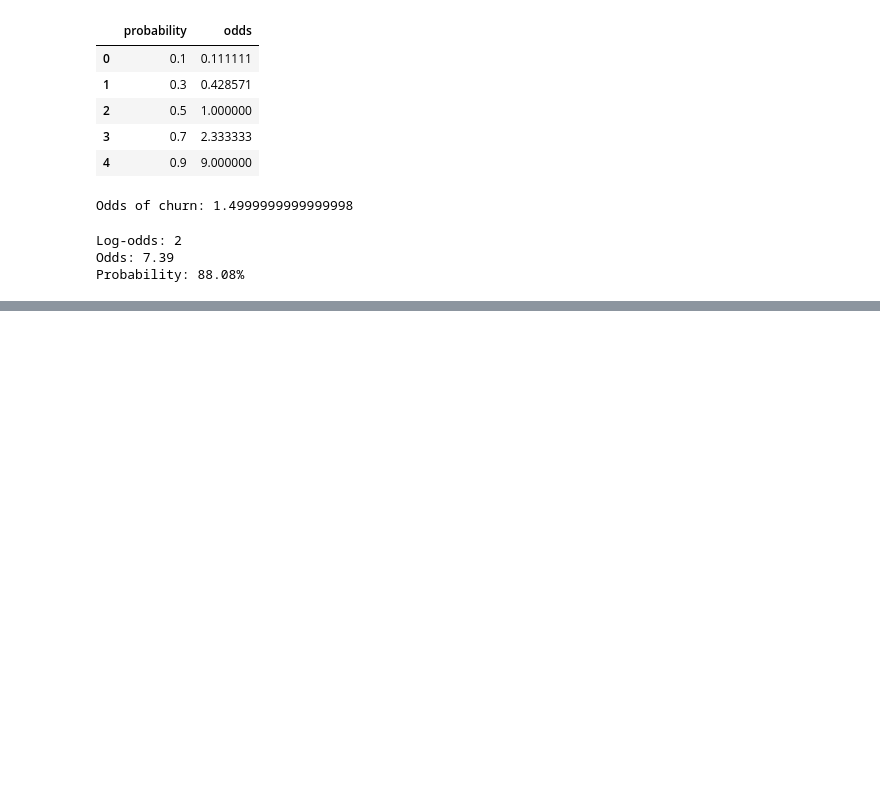
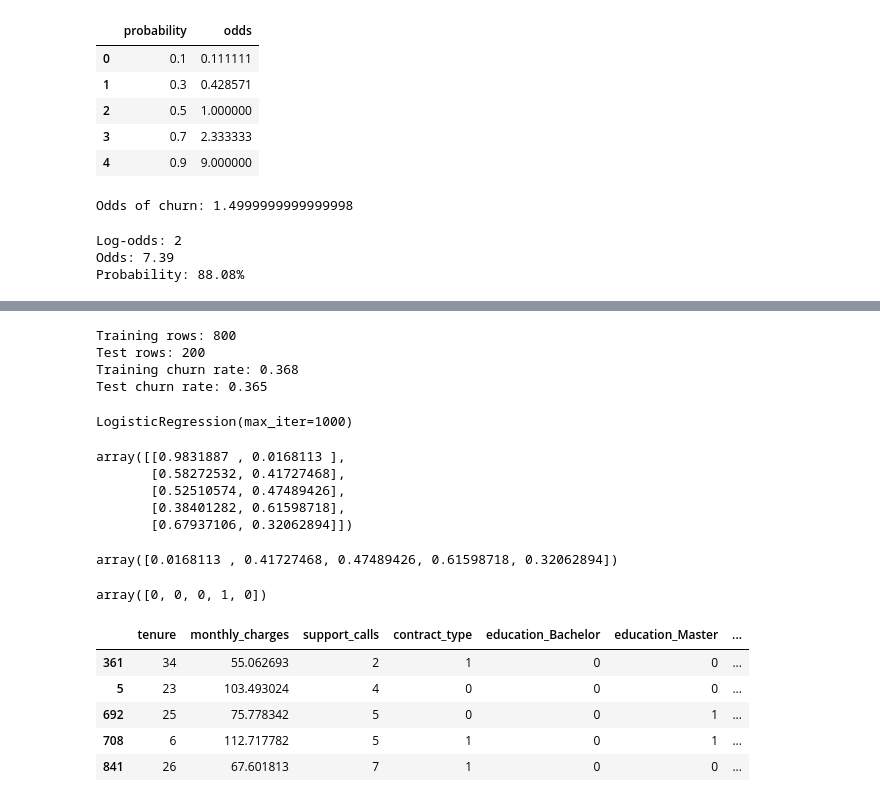
Before and after one commit to marihay1999-cmd/data_analytics_with_python, a Jupyter notebook: notebooks/18_Logistic_regression.ipynb, the cells around one changed output, grey strips where cells are left out. Cells and saved outputs as stored; diff of their text form; code cells hidden in the pictures; blank space fills up the shorter version.

```diff
--- a/notebooks/18_Logistic_regression.ipynb
+++ b/notebooks/18_Logistic_regression.ipynb
@@ -66,0 +223,16 @@ Probability: 88.08%
+# %%
+train_size = len(X_train)
+test_size = len(X_test)
+
+train_churn_rate = y_train.mean()
+test_churn_rate = y_test.mean()
+
+print("Training rows:", train_size)
+print("Test rows:", test_size)
+print("Training churn rate:", round(train_churn_rate, 3))
+print("Test churn rate:", round(test_churn_rate, 3))
+# %% [output]
+Training rows: 800
+Test rows: 200
+Training churn rate: 0.368
+Test churn rate: 0.365
@@ -66,0 +241,45 @@ Probability: 88.08%
+# %%
+#Training the Logistic Regression Model
+model = LogisticRegression(max_iter=1000)
+
+model.fit(X_train, y_train)
+# %% [output]
+LogisticRegression(max_iter=1000)
+# %%
+#Predicting Probabilities on the Test Set
+probs = model.predict_proba(X_test)
+probs[:5]
+# %% [output]
+array([[0.9831887 , 0.0168113 ],
+       [0.58272532, 0.41727468],
+       [0.52510574, 0.47489426],
+       [0.38401282, 0.61598718],
+       [0.67937106, 0.32062894]])
+# %%
+probs = probs[:, 1]
+probs[:5]
+# %% [output]
+array([0.0168113 , 0.41727468, 0.47489426, 0.61598718, 0.32062894])
+# %%
+#Converting the Probabilities into Binary Predictions
+threshold = 0.5
+preds = (probs >= threshold).astype(int)
+preds[:5]
+# %% [output]
+array([0, 0, 0, 1, 0])
+# %%
+#Previewing the Predictions
+prediction_results = X_test.copy()
+
+prediction_results["actual_churn"] = y_test.values
+prediction_results["predicted_probability"] = probs
+prediction_results["predicted_churn"] = preds
+
+prediction_results.head()
+# %% [output]
+|  | tenure | monthly_charges | support_calls | contract_type | education_Bachelor | education_Master | ... |
+| 361 | 34 | 55.062693 | 2 | 1 | 0 | 0 | ... |
+| 5 | 23 | 103.493024 | 4 | 0 | 0 | 0 | ... |
+| 692 | 25 | 75.778342 | 5 | 0 | 0 | 1 | ... |
+| 708 | 6 | 112.717782 | 5 | 1 | 0 | 1 | ... |
+| 841 | 26 | 67.601813 | 7 | 1 | 0 | 0 | ... |
```
Also changed, not shown: parts of 17 cells of this notebook.
